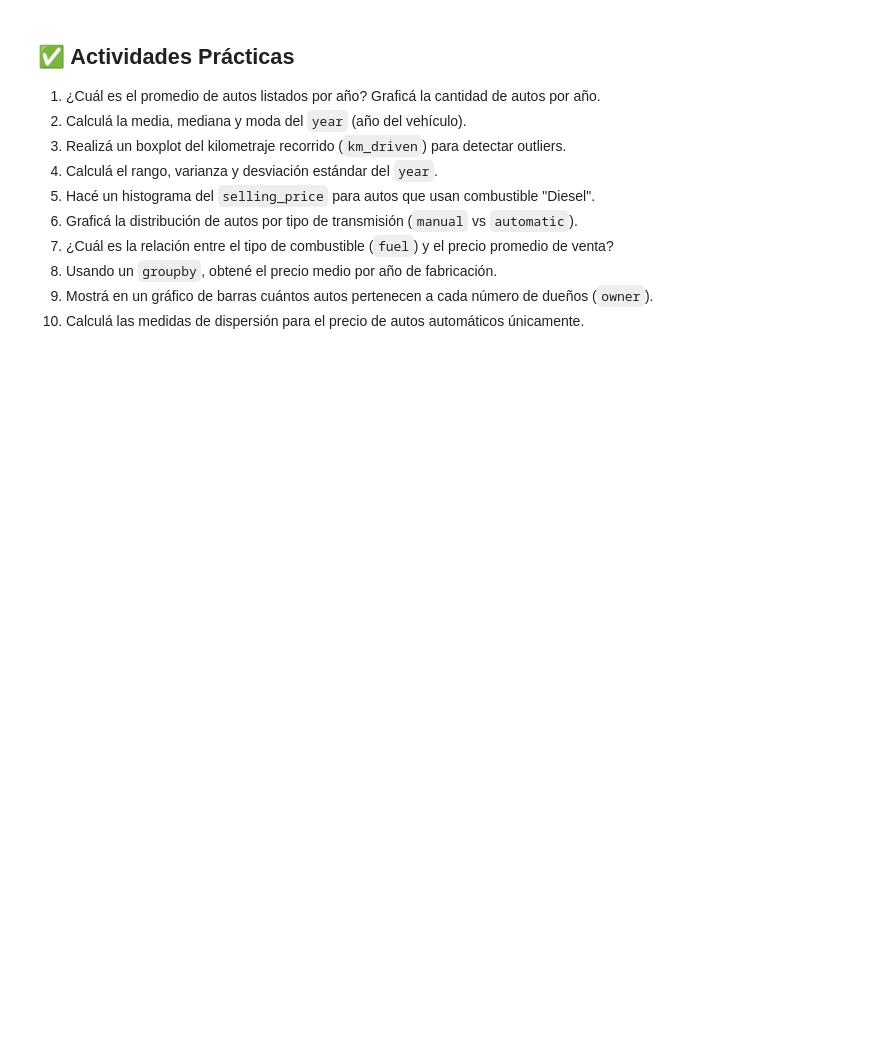
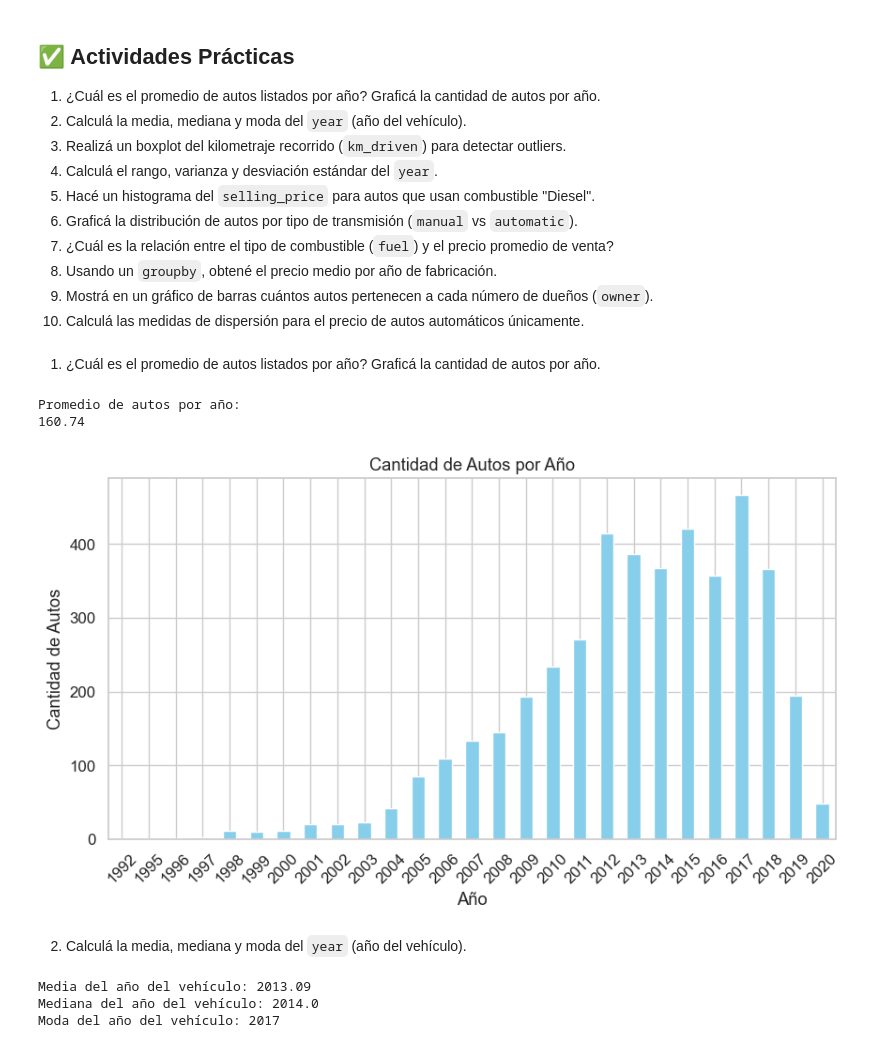
Before and after one commit to eze-alvarez/mi-primer-proyecto-datos, a Jupyter notebook: actividad clase 5/Módulo 2 - Clase 5.ipynb, the cells around one changed output. Cells and saved outputs as stored; diff of their text form; code cells hidden in the pictures; blank space fills up the shorter version.

```diff
--- a/actividad clase 5/Módulo 2 - Clase 5.ipynb
+++ b/actividad clase 5/Módulo 2 - Clase 5.ipynb
@@ -178,3 +190,34 @@ df[['selling_price', 'year', 'km_driven']].corr()
 8. Usando un `groupby`, obtené el precio medio por año de fabricación.
 9. Mostrá en un gráfico de barras cuántos autos pertenecen a cada número de dueños (`owner`).
 10. Calculá las medidas de dispersión para el precio de autos automáticos únicamente.
+# %% [markdown]
+1. ¿Cuál es el promedio de autos listados por año? Graficá la cantidad de autos por año.
+# %%
+autos_por_anio = df['year'].value_counts().sort_index()
+print(f'Promedio de autos por año:\n{autos_por_anio.mean():.2f}')
+# %% [output]
+Promedio de autos por año:
+160.74
+# %%
+plt.figure(figsize=(10,5))
+autos_por_anio.plot(kind='bar', color='skyblue')
+plt.title('Cantidad de Autos por Año')
+plt.xlabel('Año')
+plt.ylabel('Cantidad de Autos')
+plt.xticks(rotation=45)
+plt.show()
+# %% [output]
+[figure, added]
+# %% [markdown]
+2. Calculá la media, mediana y moda del `year` (año del vehículo).
+# %%
+media_year = df['year'].mean()
+mediana_year = df['year'].median()
+moda_year = df['year'].mode()[0]
+print(f"Media del año del vehículo: {media_year:.2f}")
+print(f"Mediana del año del vehículo: {mediana_year}")
+print(f"Moda del año del vehículo: {moda_year}")
+# %% [output]
+Media del año del vehículo: 2013.09
+Mediana del año del vehículo: 2014.0
+Moda del año del vehículo: 2017
```
Also changed, not shown: parts of 19 cells of this notebook.
